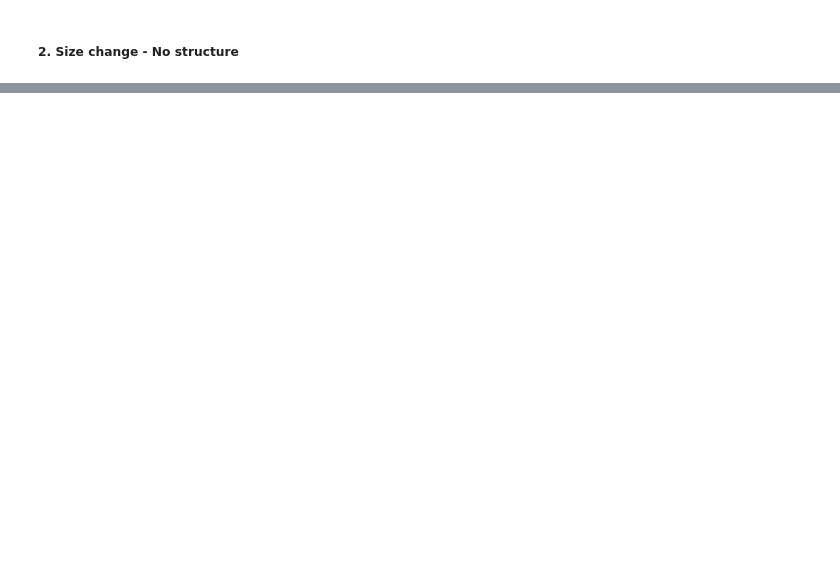
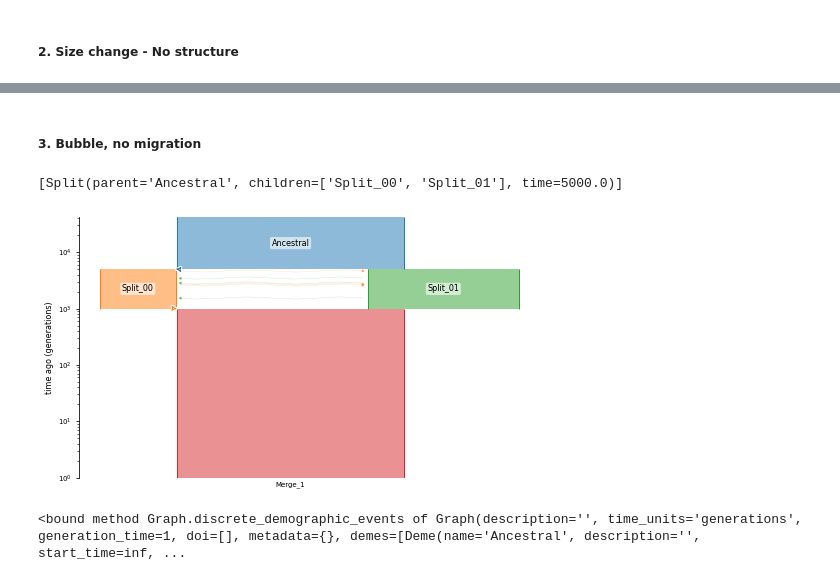
Before and after one commit to georgette-femerling/demography-simulations, a Jupyter notebook: scripts/Chiki_models.ipynb, the cells around one changed output, grey strips where cells are left out. Cells and saved outputs as stored; diff of their text form; code cells hidden in the pictures; blank space fills up the shorter version.

```diff
--- a/scripts/Chiki_models.ipynb
+++ b/scripts/Chiki_models.ipynb
@@ -152,0 +133,11 @@ plot_comparison(sc_sliced_LD['Deme'][-1],sc_sc_sliced_LD['Deme'][-1])
+# %% [markdown]
+##### 3. Bubble, no migration
+# %%
+bubble = model.cake_model(Ns=[N,N],splits=[2],proportions=[[1/3,2/3]],time_period_merge=[N,time_period/2],time_period_splits=[time_period*2],migration_rate=0.001,generation_time=1)
+# %% [output]
+[Split(parent='Ancestral', children=['Split_00', 'Split_01'], time=5000.0)]
+[figure, added]
+# %%
+bubble.discrete_demographic_events
+# %% [output]
+<bound method Graph.discrete_demographic_events of Graph(description='', time_units='generations', generation_time=1, doi=[], metadata={}, demes=[Deme(name='Ancestral', description='', start_time=inf, ...
```
Also changed, not shown: parts of 18 cells of this notebook.
